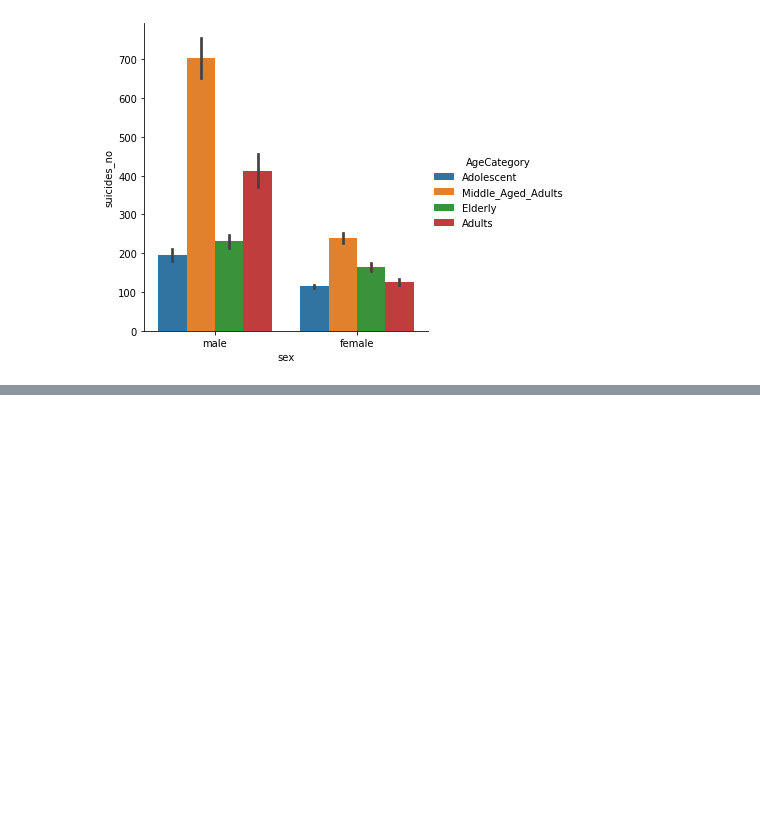
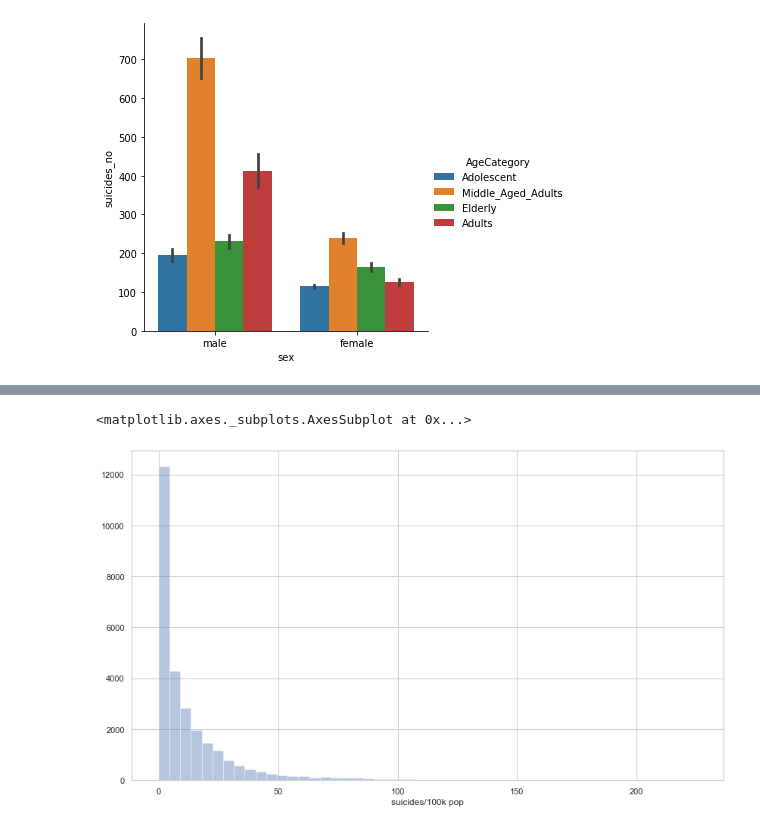
Before and after one commit to Arthur-Langlois/capstone, a Jupyter notebook: notebooks/descriptive-stats.ipynb, the cells around one changed output, grey strips where cells are left out. Cells and saved outputs as stored; diff of their text form; code cells hidden in the pictures; blank space fills up the shorter version.

```diff
--- a/notebooks/descriptive-stats.ipynb
+++ b/notebooks/descriptive-stats.ipynb
@@ -218,0 +235,7 @@ sns.catplot(x="sex", y="suicides_no", hue="AgeCategory", kind="bar", data=master
+# %%
+filter_data = master.dropna(subset=['suicides/100k pop'])
+plt.figure(figsize=(14,8))
+sns.distplot(filter_data['suicides/100k pop'], kde=False)
+# %% [output]
+<matplotlib.axes._subplots.AxesSubplot at 0x...>
+[figure, added]
```
Also changed, not shown: parts of 2 cells of this notebook.
